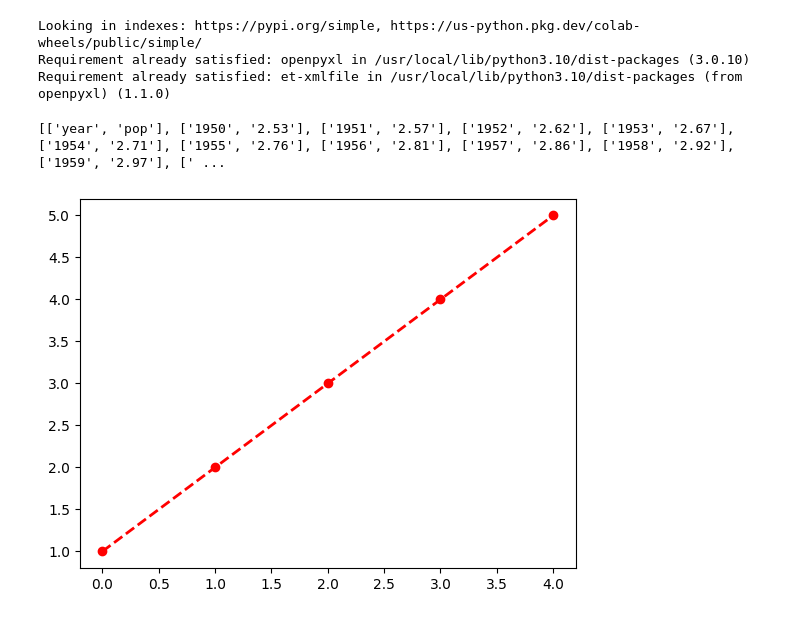
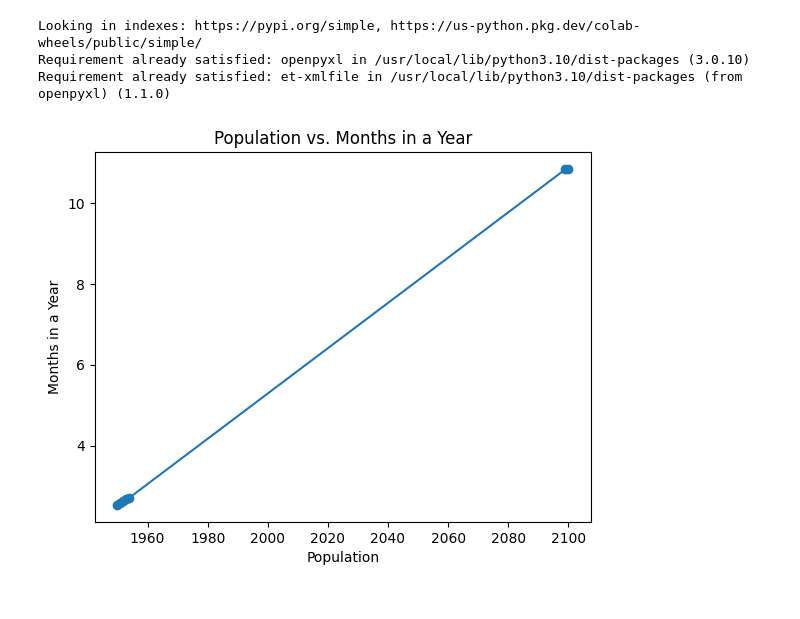
Before and after one commit to msbbi/homework, a Jupyter notebook: 作業四.ipynb, the cells around one changed output. Cells and saved outputs as stored; diff of their text form; code cells hidden in the pictures.

```diff
--- a/作業四.ipynb
+++ b/作業四.ipynb
@@ -110,27 +110,34 @@ pip install openpyxl
 Looking in indexes: https://pypi.org/simple, https://us-python.pkg.dev/colab-wheels/public/simple/
 Requirement already satisfied: openpyxl in /usr/local/lib/python3.10/dist-packages (3.0.10)
 Requirement already satisfied: et-xmlfile in /usr/local/lib/python3.10/dist-packages (from openpyxl) (1.1.0)
-# %%
-import os
-os.chdir('/content/drive/MyDrive/exam')  # Colab 換路徑使用
-
-import csv
-csvfile = open('population.csv')     # 開啟 CSV 檔案
-raw_data = csv.reader(csvfile)     # 讀取 CSV 檔案
-data = list(raw_data)              # 轉換成二維串列
-print(data)
-'''
-[['name', 'id', 'color', 'price'],
- ['apple', '1', 'red', '10'],
- ['orange', '2', 'orange', '15'],
- ['grap', '3', 'purple', '20'],
- ['watermelon', '4', 'green', '30']]
-'''
-import matplotlib.pyplot as plt
-
-x = [1,2,3,4,5]
-plt.plot(x,'ro--', linewidth=2, markersize=6)  # 簡化後的程式碼
-plt.show()
-# %% [output]
-[['year', 'pop'], ['1950', '2.53'], ['1951', '2.57'], ['1952', '2.62'], ['1953', '2.67'], ['1954', '2.71'], ['1955', '2.76'], ['1956', '2.81'], ['1957', '2.86'], ['1958', '2.92'], ['1959', '2.97'], [' ...
-[figure, removed]
+# %%
+import matplotlib.pyplot as plt
+
+# 數據
+data = [
+    (1950, 2.53),
+    (1951, 2.57),
+    (1952, 2.62),
+    (1953, 2.67),
+    (1954, 2.71),
+    # 其他數據...
+    (2099, 10.84),
+    (2100, 10.85)
+]
+
+# 提取x和y數據
+x = [d[0] for d in data]
+y = [d[1] for d in data]
+
+# 繪製折線圖
+plt.plot(x, y, marker='o')
+
+# 添加標籤和標題
+plt.xlabel('Population')
+plt.ylabel('Months in a Year')
+plt.title('Population vs. Months in a Year')
+
+# 顯示圖表
+plt.show()
+# %% [output]
+[figure, added]
```
Also changed, not shown: parts of 1 cell of this notebook.
